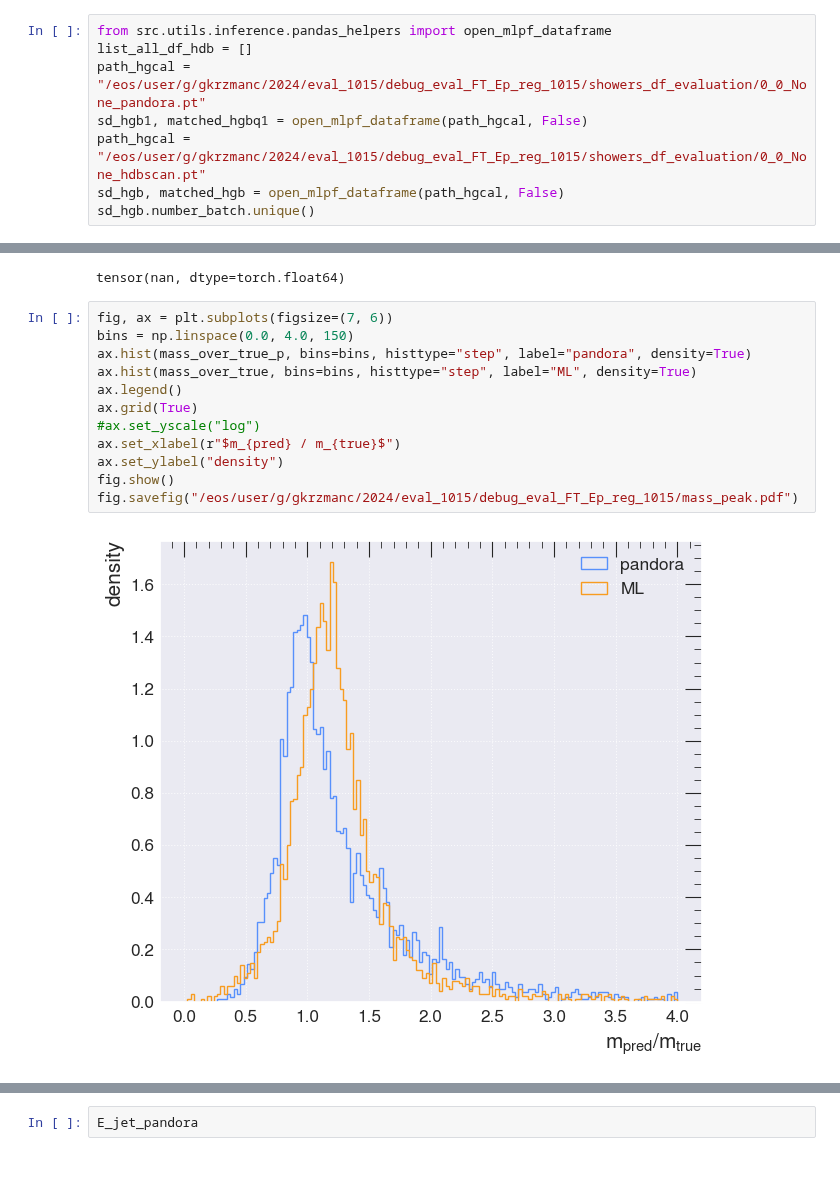
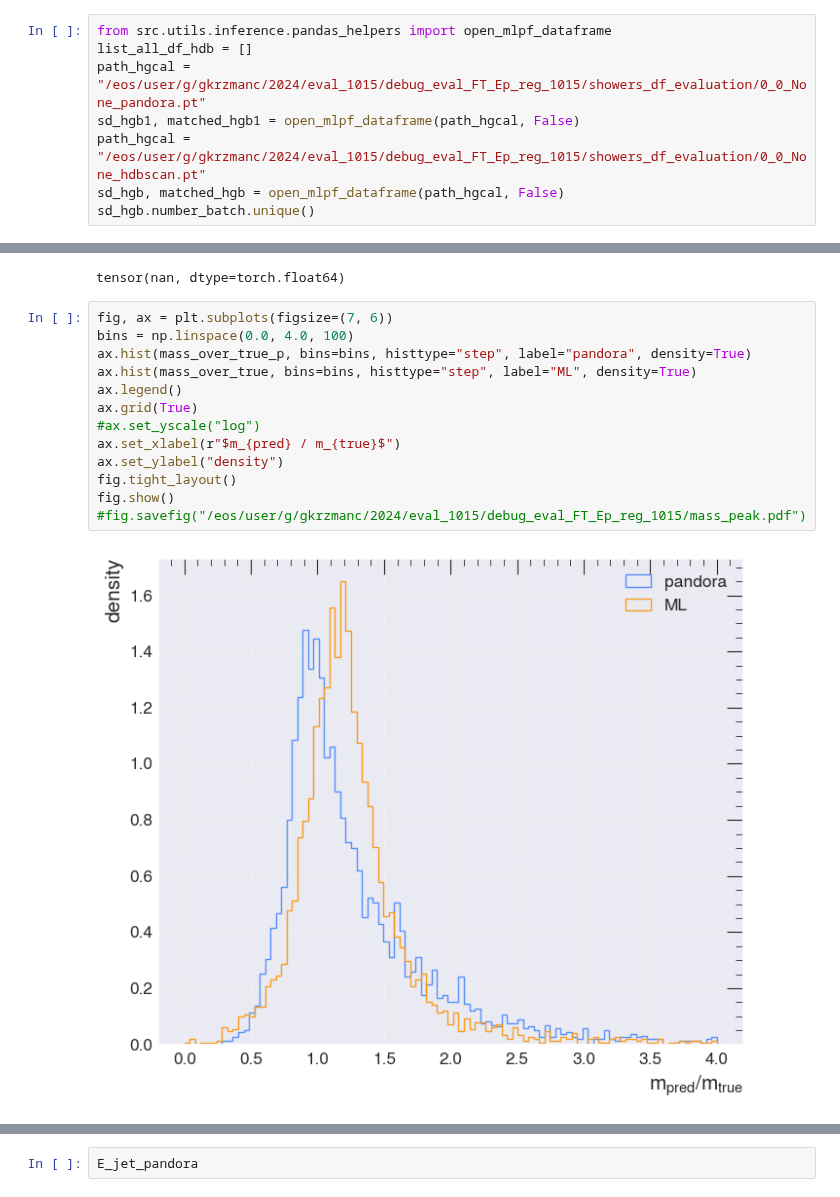
Before and after one commit to selvaggi/mlpf, a Jupyter notebook: notebooks/8_explore_output_mlpf_2.ipynb, the cells around one changed output, grey strips where cells are left out. Saved outputs shown, nothing was run; the diff lists cells and outputs as text; blank space fills up the shorter version.

Commit message:
latest plots

```diff
--- a/notebooks/8_explore_output_mlpf_2.ipynb
+++ b/notebooks/8_explore_output_mlpf_2.ipynb
@@ -28,7 +28,7 @@ def filter_df(df):
 from src.utils.inference.pandas_helpers import open_mlpf_dataframe
 list_all_df_hdb = []
 path_hgcal = "/eos/user/g/gkrzmanc/2024/eval_1015/debug_eval_FT_Ep_reg_1015/showers_df_evaluation/0_0_None_pandora.pt"
-sd_hgb1, matched_hgbq1 = open_mlpf_dataframe(path_hgcal, False)
+sd_hgb1, matched_hgb1 = open_mlpf_dataframe(path_hgcal, False)
 path_hgcal = "/eos/user/g/gkrzmanc/2024/eval_1015/debug_eval_FT_Ep_reg_1015/showers_df_evaluation/0_0_None_hdbscan.pt"
 sd_hgb, matched_hgb = open_mlpf_dataframe(path_hgcal, False)
 sd_hgb.number_batch.unique()
@@ -378,18 +387,19 @@ mass_over_true_p.mean()
 tensor(nan, dtype=torch.float64)
 # %%
 fig, ax = plt.subplots(figsize=(7, 6))
-bins = np.linspace(0.0, 4.0, 150)
+bins = np.linspace(0.0, 4.0, 100)
 ax.hist(mass_over_true_p, bins=bins, histtype="step", label="pandora", density=True)
 ax.hist(mass_over_true, bins=bins, histtype="step", label="ML", density=True)
 ax.legend()
 ax.grid(True)
 #ax.set_yscale("log")
 ax.set_xlabel(r"$m_{pred} / m_{true}$")
 ax.set_ylabel("density")
+fig.tight_layout()
 fig.show()
-fig.savefig("/eos/user/g/gkrzmanc/2024/eval_1015/debug_eval_FT_Ep_reg_1015/mass_peak.pdf")
+#fig.savefig("/eos/user/g/gkrzmanc/2024/eval_1015/debug_eval_FT_Ep_reg_1015/mass_peak.pdf")
 # %% [output]
-[figure, old version]
+[figure, new version]
 # %%
 fig, ax = plt.subplots(figsize=(7, 6))
 bins = np.linspace(0.8, 1.2, 150)
```
Also changed, not shown: parts of 8 cells of this notebook, 7 other files.
